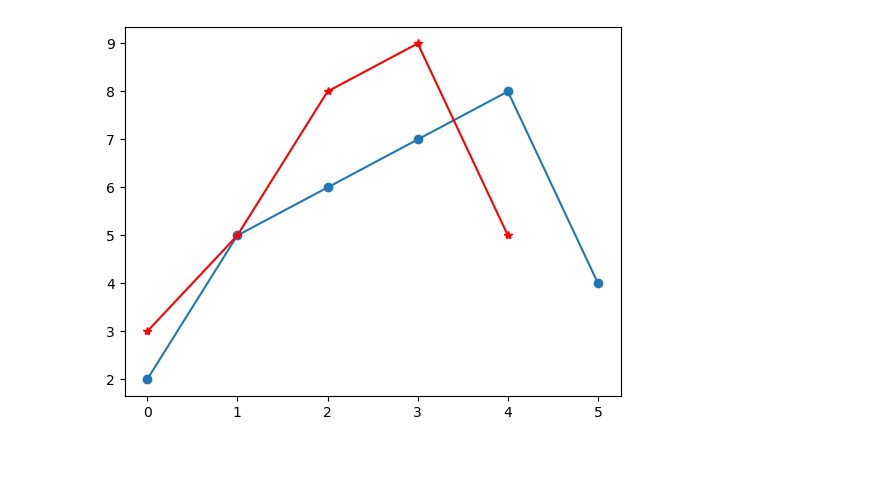
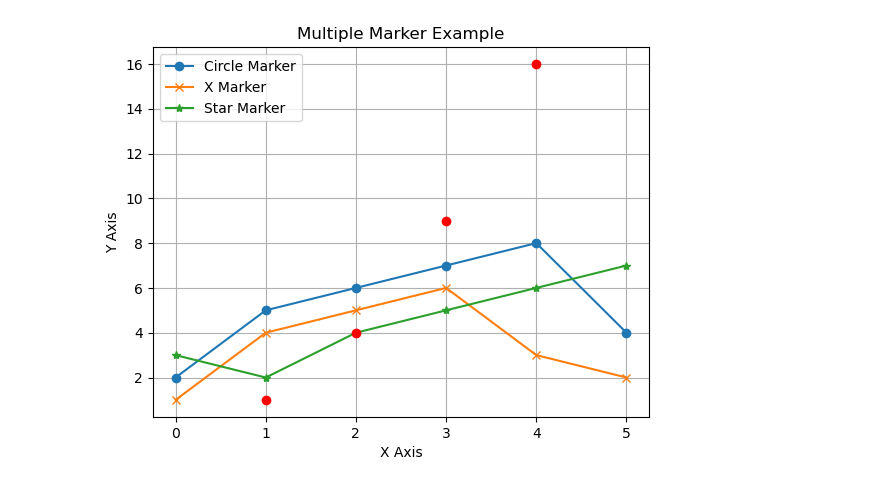
Before and after one commit to MrATHARUDDIN/learning-Repo, a Jupyter notebook: matplotlib/Markers .ipynb, the cells around one changed output. Cells and saved outputs as stored; diff of their text form; code cells hidden in the pictures; blank space fills up the shorter version.

```diff
--- a/matplotlib/Markers .ipynb
+++ b/matplotlib/Markers .ipynb
@@ -1,15 +1,27 @@
 # %%
 # You can use the keyword argument marker to emphasize each point with a specified marker
 import matplotlib.pyplot as plt
 import numpy as np
 
-ypointer = np.array([2,5,6,7,8,4])
+# Example data
+ypointer1 = np.array([2, 5, 6, 7, 8, 4])
+ypointer2 = np.array([1, 4, 5, 6, 3, 2])
+ypointer3 = np.array([3, 2, 4, 5, 6, 7])
 
-plt.plot(ypointer, marker="o") # o marker
-plt.plot([3,5,8,9,5],color="red", marker = '*') # star marker
+plt.plot(ypointer1, marker='o', label="Circle Marker")     # Circle
+plt.plot(ypointer2, marker='x', label="X Marker")          # X
+plt.plot(ypointer3, marker='*', label="Star Marker")       # Star
+# so basicaly it will show us the number by a dot(marker/design) of xaxis and yaxis
 
 
-# so basicaly it will show us the number by a dot(marker/design) of xaxis and yaxis
+plt.plot([1, 2, 3, 4], [1, 4, 9, 16], 'ro') # Plot red ('r') circle ('o') markers at specified (x, y) points
+
+
+plt.legend()
+plt.title("Multiple Marker Example")
+plt.xlabel("X Axis")
+plt.ylabel("Y Axis")
+plt.grid(True)
 plt.show()
 # %% [output]
-[figure, old version]
+[figure, new version]
```
Also changed, not shown: 1 other file.
